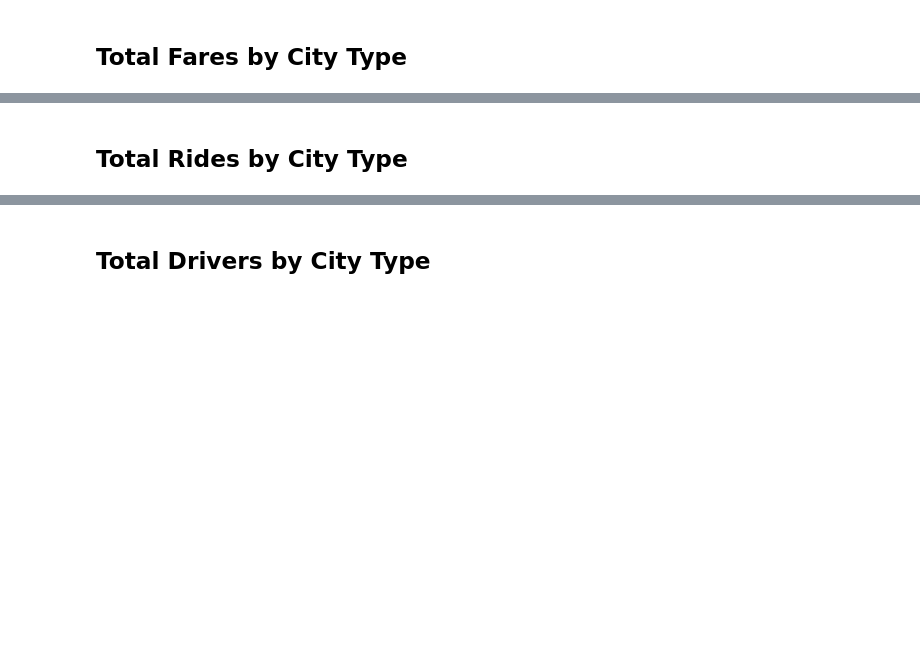
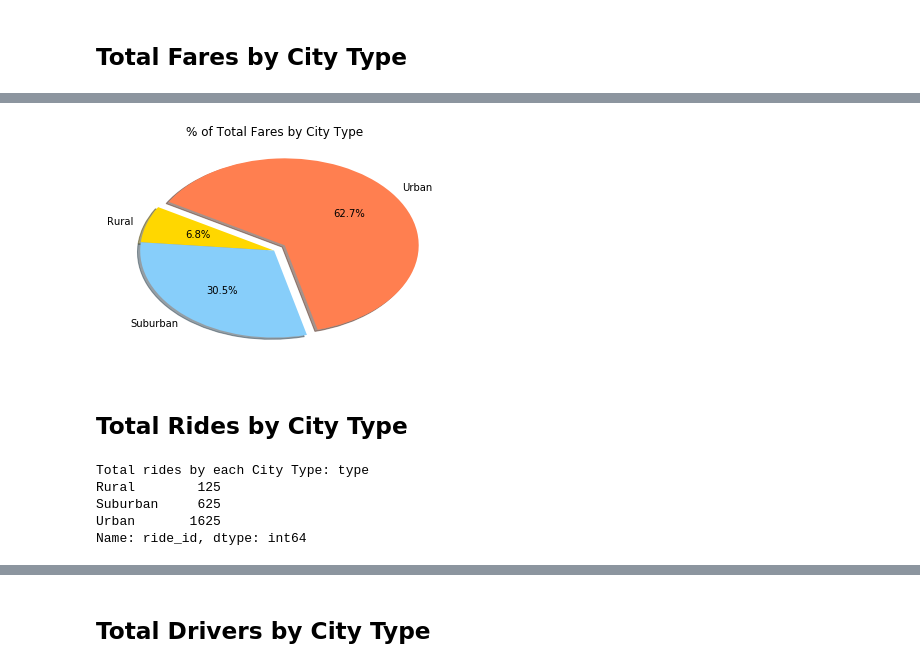
Before and after one commit to kaushiksamaddar/UTAUSTIN-DS-Assignments, a Jupyter notebook: Matplotlib/Pyber/pyber_starter.ipynb, the cells around one changed output, grey strips where cells are left out. Cells and saved outputs as stored; diff of their text form; code cells hidden in the pictures; blank space fills up the shorter version.

```diff
--- a/Matplotlib/Pyber/pyber_starter.ipynb
+++ b/Matplotlib/Pyber/pyber_starter.ipynb
@@ -72,0 +64,7 @@ Name: type, dtype: int64
+# %%
+#Types of cities
+cityTypes = sorted(pyberDataDF['type'].unique())
+
+print("Ensued are the City Types:")
+for cityType in cityTypes:
+    print(cityType)
@@ -101,2 +155,18 @@ plt.show()
+# %%
+#Construct a Pie Chart for the Total Fares by City Type
+pieColors = ['Gold','LightSkyBlue','Coral']
+explodeTuple = (0, 0, 0.1)
+#Build Pie Chart
+plt.pie(x=totalFareByCityType, explode=explodeTuple, labels = cityTypes, colors=pieColors, autopct="%1.1f%%",
+        shadow=True, startangle=150)
+plt.title("% of Total Fares by City Type")
+
+#Save Figure
+plt.savefig("Total Fares by City Type.png")
+
+#Save Figure
+plt.show()
+# %% [output]
+[figure, added]
 # %% [markdown]
 ## Total Rides by City Type
@@ -111,0 +173,10 @@ plt.show()
+# %%
+# Calculate Ride Percents
+totalRidesByCityType = (pyberDataDF.groupby('type')['ride_id']).count()
+print(f"Total rides by each City Type: {totalRidesByCityType}")
+# %% [output]
+Total rides by each City Type: type
+Rural        125
+Suburban     625
+Urban       1625
+Name: ride_id, dtype: int64
```
Also changed, not shown: parts of 20 cells of this notebook, 4 other files.
